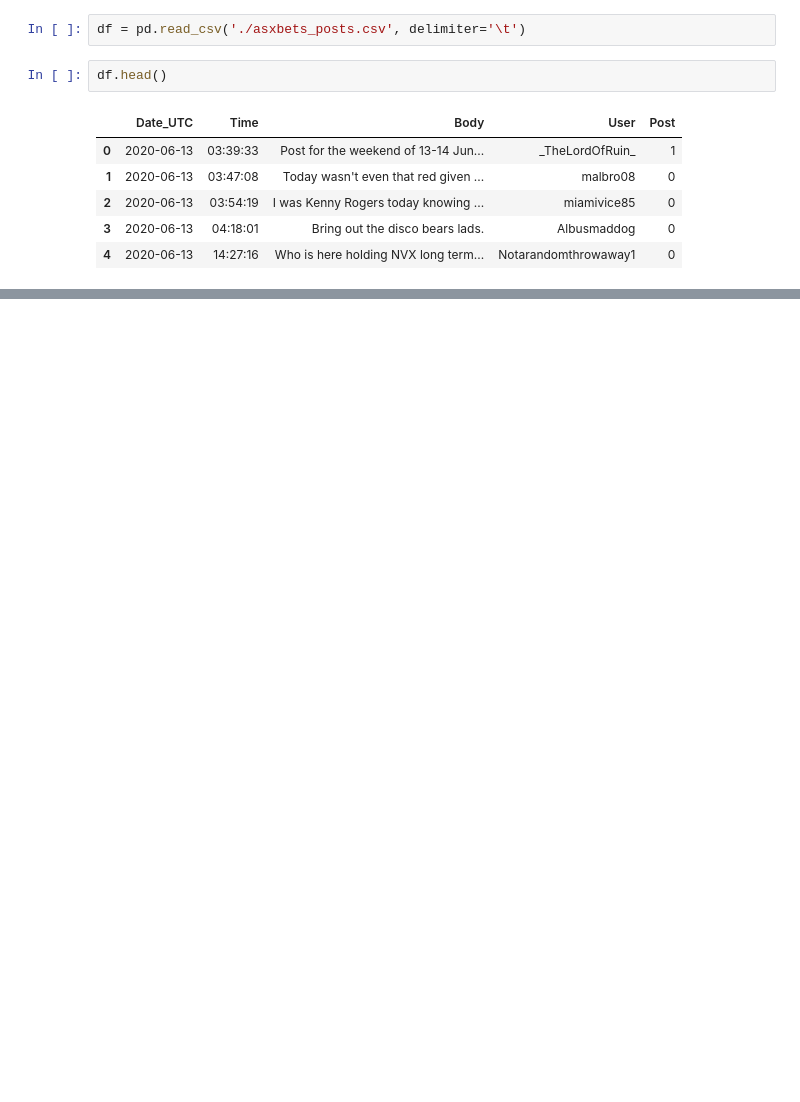
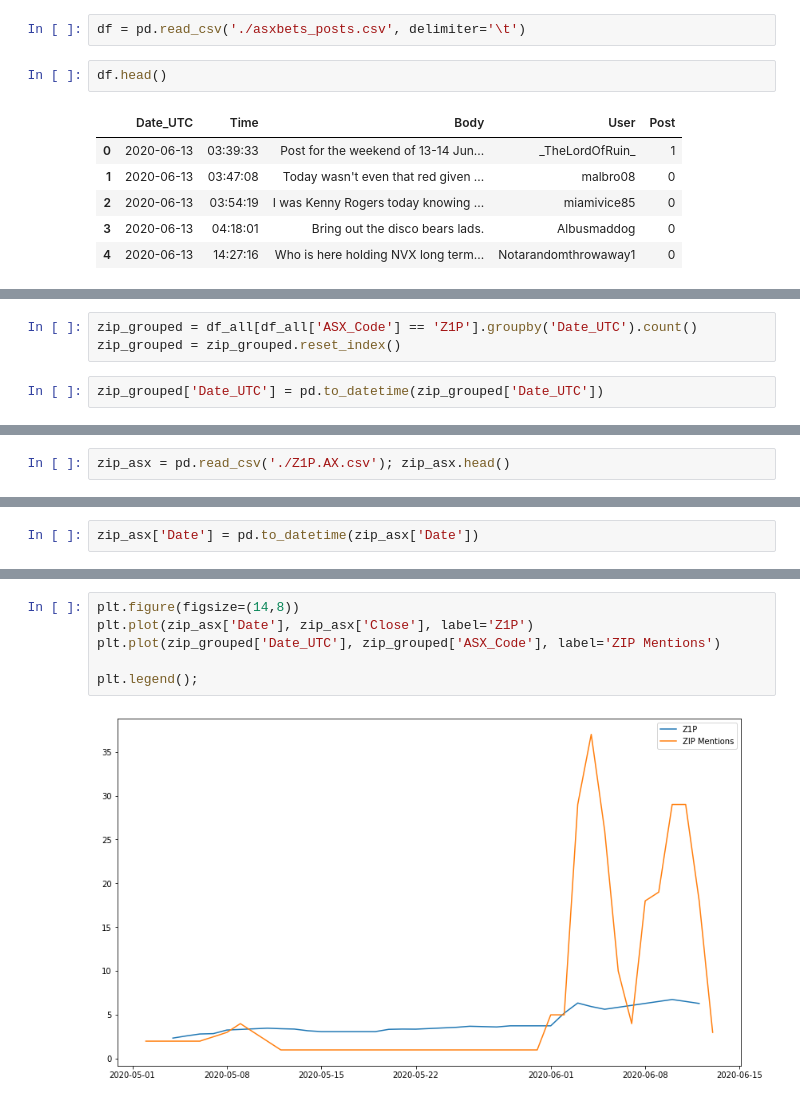
Before and after one commit to franticOreo/asx_bets, a Jupyter notebook: reddit_eda.ipynb, the cells around one changed output, grey strips where cells are left out. Saved outputs shown, nothing was run; the diff lists cells and outputs as text; blank space fills up the shorter version.

Commit message:
plotting figures & working with ausstocks

```diff
--- a/reddit_eda.ipynb
+++ b/reddit_eda.ipynb
@@ -81,0 +116,5 @@ df_test.apply(func, axis=1)
+# %%
+zip_grouped = df_all[df_all['ASX_Code'] == 'Z1P'].groupby('Date_UTC').count()
+zip_grouped = zip_grouped.reset_index()
+# %%
+zip_grouped['Date_UTC'] = pd.to_datetime(zip_grouped['Date_UTC'])
@@ -81,0 +125,2 @@ df_test.apply(func, axis=1)
+# %%
+zip_asx = pd.read_csv('./Z1P.AX.csv'); zip_asx.head()
@@ -81,0 +134,2 @@ df_test.apply(func, axis=1)
+# %%
+zip_asx['Date'] = pd.to_datetime(zip_asx['Date'])
@@ -81,0 +156,8 @@ df_test.apply(func, axis=1)
+# %%
+plt.figure(figsize=(14,8))
+plt.plot(zip_asx['Date'], zip_asx['Close'], label='Z1P')
+plt.plot(zip_grouped['Date_UTC'], zip_grouped['ASX_Code'], label='ZIP Mentions')
+
+plt.legend();
+# %% [output]
+[figure, added]
```
Also changed, not shown: parts of 46 cells of this notebook, 3 other files.
